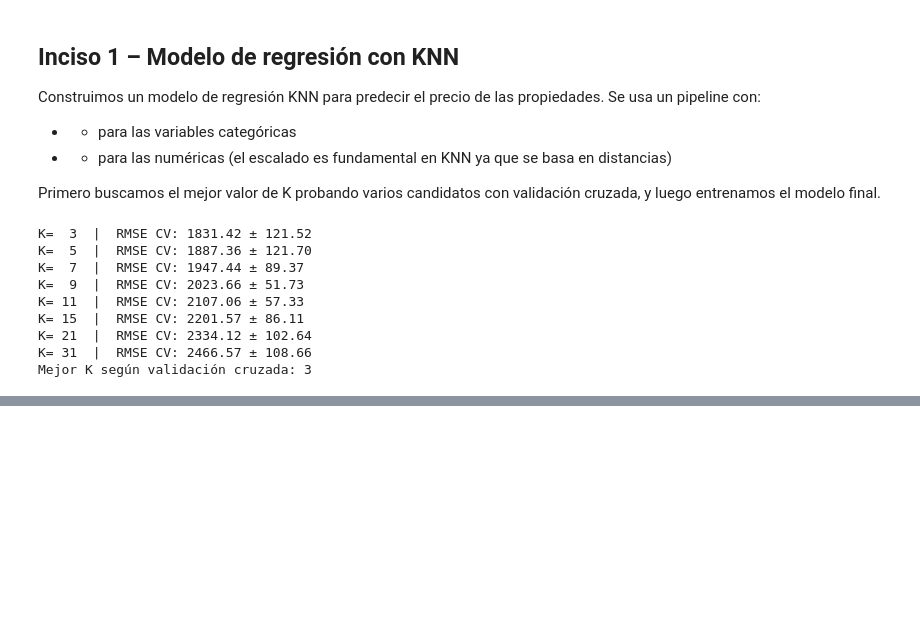
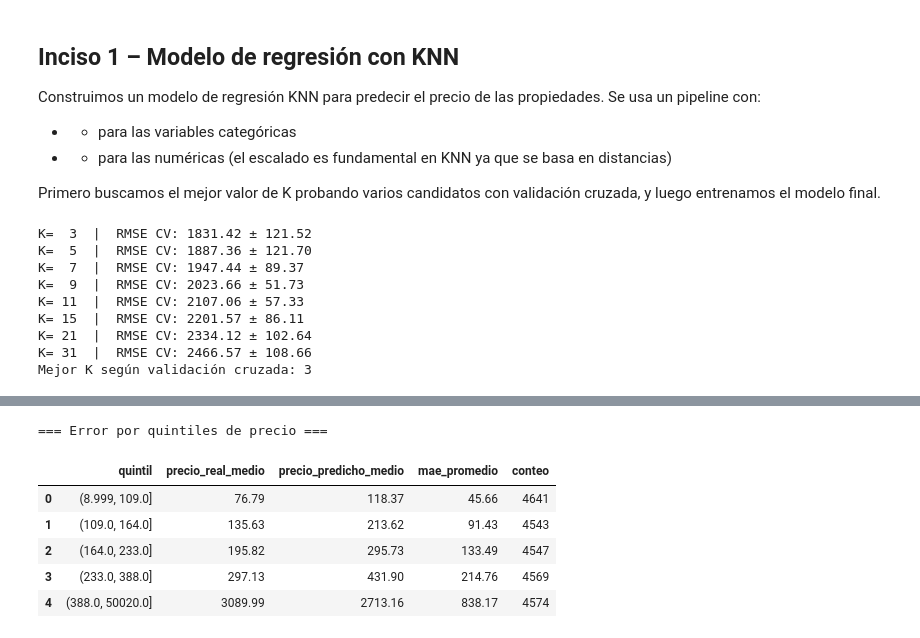
Before and after one commit to FerAHMz/lab6_knn_md, a Jupyter notebook: lab6.ipynb, the cells around one changed output, grey strips where cells are left out. Cells and saved outputs as stored; diff of their text form; code cells hidden in the pictures; blank space fills up the shorter version.

```diff
--- a/lab6.ipynb
+++ b/lab6.ipynb
@@ -363,0 +403,32 @@ plt.show()
+# %%
+# Análisis del error por quintiles de precio
+eval_df = pd.DataFrame({
+    "price_real": y_test_price.values,
+    "price_predicho": y_pred_knn,
+})
+eval_df["residuo"] = eval_df["price_real"] - eval_df["price_predicho"]
+eval_df["error_abs"] = eval_df["residuo"].abs()
+
+quintile_summary = (
+    eval_df
+    .assign(quintil=pd.qcut(eval_df["price_real"], q=5, duplicates="drop"))
+    .groupby("quintil", observed=False)
+    .agg(
+        precio_real_medio=("price_real", "mean"),
+        precio_predicho_medio=("price_predicho", "mean"),
+        mae_promedio=("error_abs", "mean"),
+        conteo=("price_real", "size"),
+    )
+    .reset_index()
+)
+
+print("=== Error por quintiles de precio ===")
+display(quintile_summary.round(2))
+# %% [output]
+=== Error por quintiles de precio ===
+|  | quintil | precio_real_medio | precio_predicho_medio | mae_promedio | conteo |
+| 0 | (8.999, 109.0] | 76.79 | 118.37 | 45.66 | 4641 |
+| 1 | (109.0, 164.0] | 135.63 | 213.62 | 91.43 | 4543 |
+| 2 | (164.0, 233.0] | 195.82 | 295.73 | 133.49 | 4547 |
+| 3 | (233.0, 388.0] | 297.13 | 431.90 | 214.76 | 4569 |
+| 4 | (388.0, 50020.0] | 3089.99 | 2713.16 | 838.17 | 4574 |
```
Also changed, not shown: parts of 13 cells of this notebook.
